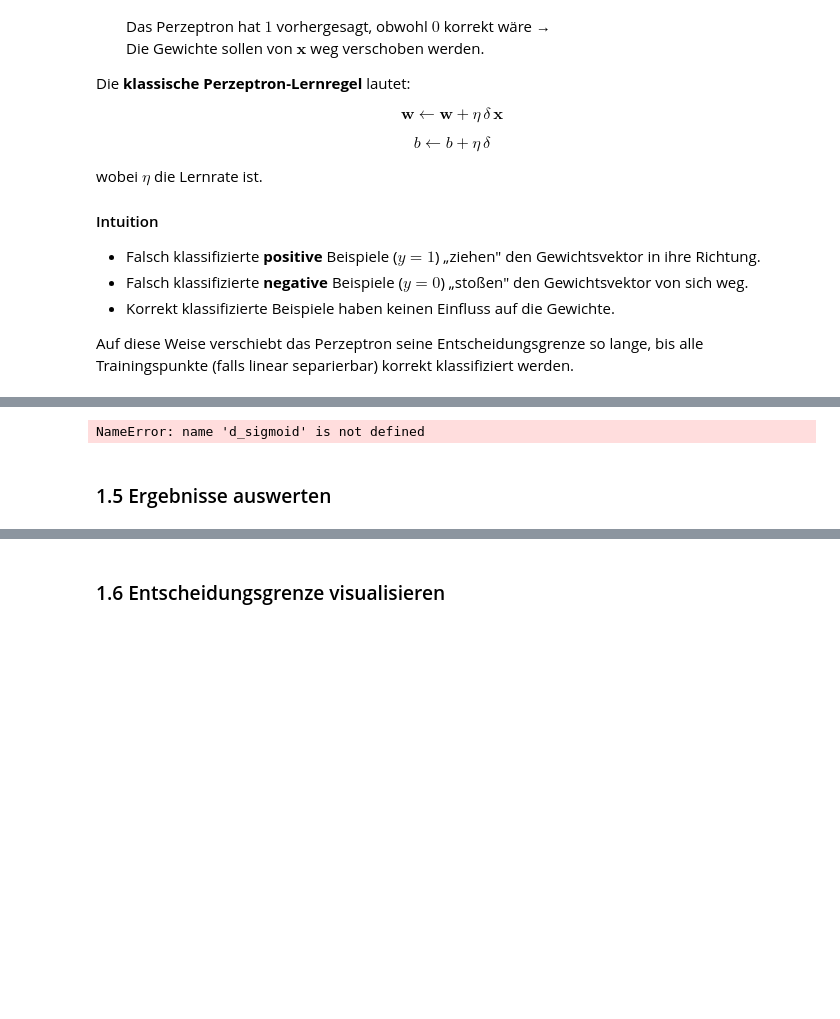
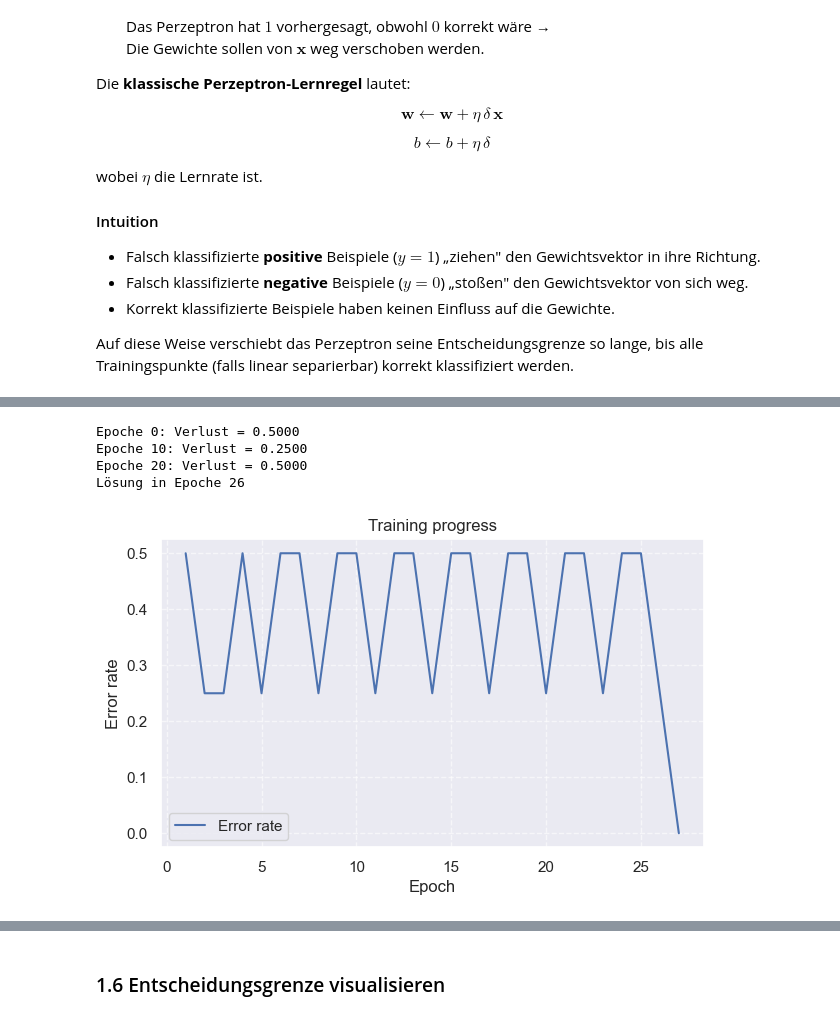
Before and after one commit to red-apple38/understanding-deep-learning, a Jupyter notebook: docs/beginner/Perceptron.ipynb, the cells around one changed output, grey strips where cells are left out. Saved outputs shown, nothing was run; the diff lists cells and outputs as text; code cells hidden in the pictures; blank space fills up the shorter version.

Commit message:
viz error counter

```diff
--- a/docs/beginner/Perceptron.ipynb
+++ b/docs/beginner/Perceptron.ipynb
@@ -398,11 +366,0 @@ print(tx.shape)
-# %%
-# Erstelle eine Funktion zur Visualisierung des Trainingsprozesses
-def visualize_training(loss_history):
-    plt.figure(figsize=(7, 4))
-    plt.plot(loss_history, label="Fehlerrate", color="blue")
-    plt.xlabel("Epoche")
-    plt.ylabel("Fehlerrate")
-    plt.title("Trainingsverlauf")
-    plt.grid(True, linestyle="--", alpha=0.6)
-    plt.legend()
-    plt.show()
@@ -409,12 +474,24 @@ def visualize_training(loss_history):
+# %%
+def visualize_training(loss_history):
+    epochs = np.arange(1, len(loss_history) + 1)
+    fig, ax = plt.subplots(figsize=(7, 4))
+    ax.plot(epochs,loss_history, label="Error rate")
+
+    ax.set_xlabel("Epoch")
+    ax.set_ylabel("Error rate")
+    ax.set_title("Training progress")
+
+    ax.grid(True, linestyle="--", alpha=0.6)
+    ax.legend()
+    return fig, ax
 # %%
-# Erstelle und trainiere ein Perzeptron
-# Was is die input_size?
 input_size = X.shape[1]
-
-model = Perzeptron(input_size, sigmoid)
-#loss_history = model.train_fehlerzaehler(X, y, lr=0.1, epochs=1000)
-loss_history = model.train(X, y, epochs=1000)
-# Verlauf des Verlustes visualisieren
-visualize_training(loss_history)
+model = Perzeptron(input_size, step_function)
+loss_history = model.train(X, y, lr=0.1, epochs=1000)
+fig5, ax5 = visualize_training(loss_history)
 # %% [output]
-NameError: name 'd_sigmoid' is not defined
+Epoche 0: Verlust = 0.5000
+Epoche 10: Verlust = 0.2500
+Epoche 20: Verlust = 0.5000
+Lösung in Epoche 26
+[figure, added]
@@ -471,2 +497,0 @@ def train(self, X, y, learning_rate=0.1, epochs=1000):
-# %% [markdown]
-### 1.5 Ergebnisse auswerten
```
Also changed, not shown: parts of 10 cells of this notebook.
